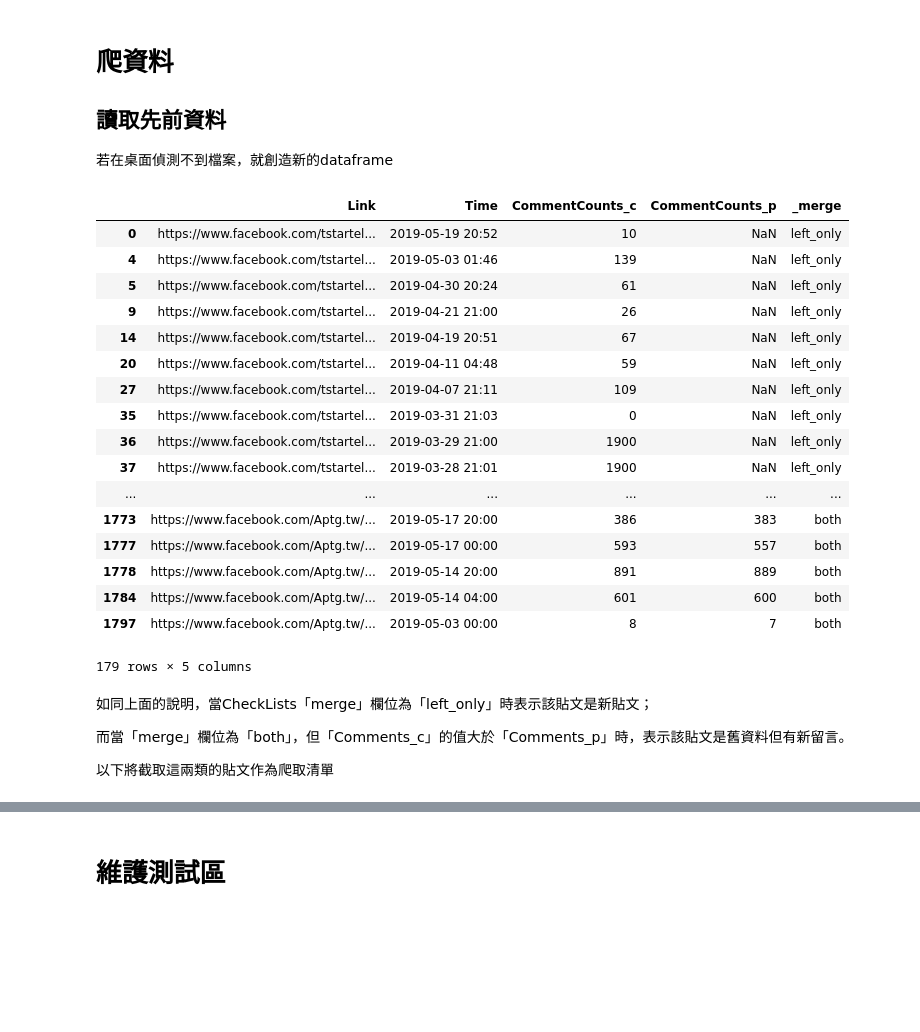
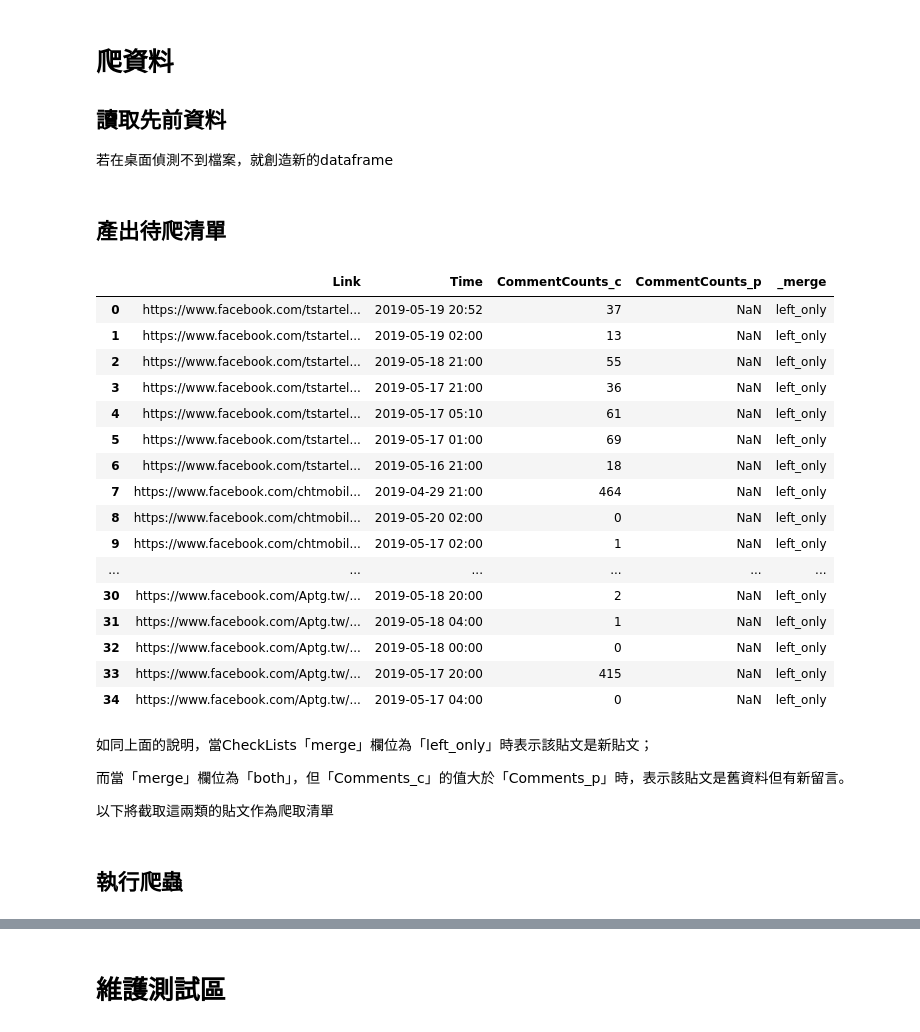
Before and after one commit to tlyu0419/FacebookCrawler, a Jupyter notebook: Facebook.ipynb, the cells around one changed output, grey strips where cells are left out. Saved outputs shown, nothing was run; the diff lists cells and outputs as text; code cells hidden in the pictures; blank space fills up the shorter version.

Commit message:
Facebook

```diff
--- a/Facebook.ipynb
+++ b/Facebook.ipynb
@@ -1091,6 +1087,8 @@ urls = ['https://www.facebook.com/tstartel/',
         'https://www.facebook.com/taiwanmobile/',
         'https://www.facebook.com/fareastone/',
         'https://www.facebook.com/Aptg.tw/']
+# %% [markdown]
+## 產出待爬清單
 # %%
 driver = webdriver.Chrome()
 driver.get('https://www.facebook.com/')
@@ -1098,33 +1096,34 @@ driver.get('https://www.facebook.com/')
 driver.delete_all_cookies()
 driver.add_cookie({'domain': '.facebook.com', 'expiry': 1558752322, 'httpOnly': False, 'name': 'locale', 'path': '/', 'secure': True, 'value': 'en_US'})
 # %%
-CarwlList = CarwlList(urls=urls, n=20, Posts = Posts)
+CarwlList = CarwlList(urls=urls, n=1, Posts = Posts)
 CarwlList
 # %% [output]
 |  | Link | Time | CommentCounts_c | CommentCounts_p | _merge |
-| 0 | https://www.facebook.com/tstartel... | 2019-05-19 20:52 | 10 | NaN | left_only |
-| 4 | https://www.facebook.com/tstartel... | 2019-05-03 01:46 | 139 | NaN | left_only |
-| 5 | https://www.facebook.com/tstartel... | 2019-04-30 20:24 | 61 | NaN | left_only |
-| 9 | https://www.facebook.com/tstartel... | 2019-04-21 21:00 | 26 | NaN | left_only |
-| 14 | https://www.facebook.com/tstartel... | 2019-04-19 20:51 | 67 | NaN | left_only |
-| 20 | https://www.facebook.com/tstartel... | 2019-04-11 04:48 | 59 | NaN | left_only |
-| 27 | https://www.facebook.com/tstartel... | 2019-04-07 21:11 | 109 | NaN | left_only |
-| 35 | https://www.facebook.com/tstartel... | 2019-03-31 21:03 | 0 | NaN | left_only |
-| 36 | https://www.facebook.com/tstartel... | 2019-03-29 21:00 | 1900 | NaN | left_only |
-| 37 | https://www.facebook.com/tstartel... | 2019-03-28 21:01 | 1900 | NaN | left_only |
+| 0 | https://www.facebook.com/tstartel... | 2019-05-19 20:52 | 37 | NaN | left_only |
+| 1 | https://www.facebook.com/tstartel... | 2019-05-19 02:00 | 13 | NaN | left_only |
+| 2 | https://www.facebook.com/tstartel... | 2019-05-18 21:00 | 55 | NaN | left_only |
+| 3 | https://www.facebook.com/tstartel... | 2019-05-17 21:00 | 36 | NaN | left_only |
+| 4 | https://www.facebook.com/tstartel... | 2019-05-17 05:10 | 61 | NaN | left_only |
+| 5 | https://www.facebook.com/tstartel... | 2019-05-17 01:00 | 69 | NaN | left_only |
+| 6 | https://www.facebook.com/tstartel... | 2019-05-16 21:00 | 18 | NaN | left_only |
+| 7 | https://www.facebook.com/chtmobil... | 2019-04-29 21:00 | 464 | NaN | left_only |
+| 8 | https://www.facebook.com/chtmobil... | 2019-05-20 02:00 | 0 | NaN | left_only |
+| 9 | https://www.facebook.com/chtmobil... | 2019-05-17 02:00 | 1 | NaN | left_only |
 | ... | ... | ... | ... | ... | ... |
-| 1773 | https://www.facebook.com/Aptg.tw/... | 2019-05-17 20:00 | 386 | 383 | both |
-| 1777 | https://www.facebook.com/Aptg.tw/... | 2019-05-17 00:00 | 593 | 557 | both |
-| 1778 | https://www.facebook.com/Aptg.tw/... | 2019-05-14 20:00 | 891 | 889 | both |
-| 1784 | https://www.facebook.com/Aptg.tw/... | 2019-05-14 04:00 | 601 | 600 | both |
-| 1797 | https://www.facebook.com/Aptg.tw/... | 2019-05-03 00:00 | 8 | 7 | both |
+| 30 | https://www.facebook.com/Aptg.tw/... | 2019-05-18 20:00 | 2 | NaN | left_only |
+| 31 | https://www.facebook.com/Aptg.tw/... | 2019-05-18 04:00 | 1 | NaN | left_only |
+| 32 | https://www.facebook.com/Aptg.tw/... | 2019-05-18 00:00 | 0 | NaN | left_only |
+| 33 | https://www.facebook.com/Aptg.tw/... | 2019-05-17 20:00 | 415 | NaN | left_only |
+| 34 | https://www.facebook.com/Aptg.tw/... | 2019-05-17 04:00 | 0 | NaN | left_only |
-179 rows × 5 columns
 # %% [markdown]
 如同上面的說明，當CheckLists「merge」欄位為「left_only」時表示該貼文是新貼文；
 
 而當「merge」欄位為「both」，但「Comments_c」的值大於「Comments_p」時，表示該貼文是舊資料但有新留言。
 
 以下將截取這兩類的貼文作為爬取清單
+# %% [markdown]
+## 執行爬蟲
 # %%
 for i in CarwlList.Link:
     print('Dealing with: ' + i)
```
Also changed, not shown: parts of 24 cells of this notebook.
